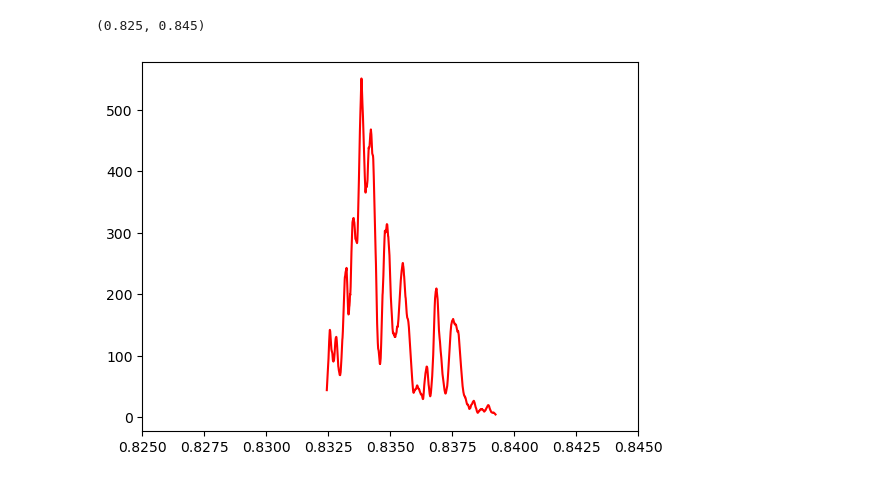
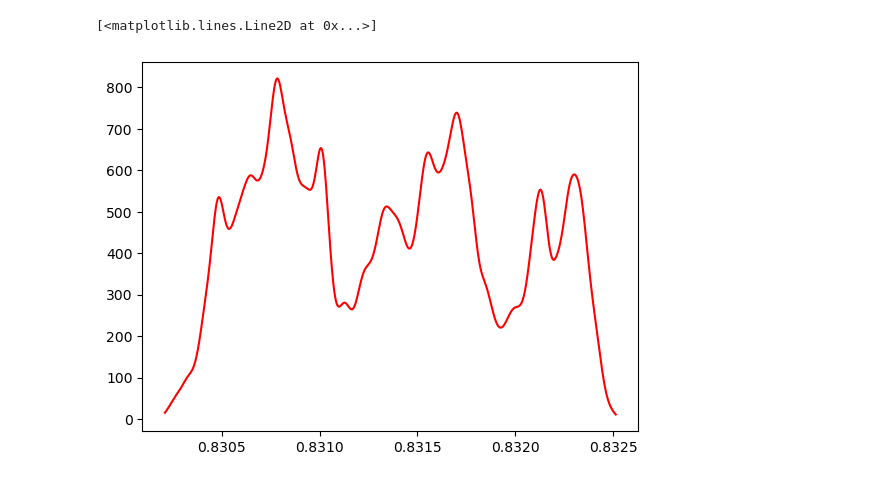
Before and after one commit to NiccoManto01/ilovegit, a Jupyter notebook: Lezioni/Lezione_8_9_10/MC_rain_sun.ipynb, the cells around one changed output. Saved outputs shown, nothing was run; the diff lists cells and outputs as text; code cells hidden in the pictures.

```diff
--- a/Lezioni/Lezione_8_9_10/MC_rain_sun.ipynb
+++ b/Lezioni/Lezione_8_9_10/MC_rain_sun.ipynb
@@ -14,7 +14,7 @@ c_days = np.array(())
 s_days = np.array(())
 days = np.append(days, start)
 N_burn = 2*(10**4)
-N = 5*(10**4)
+N = (10**5)
 def next_day (today):
     temp = rd.uniform(0,1)
     if (today == 0):
@@ -31,7 +31,7 @@ def next_day (today):
 c_days = np.append(c_days, np.count_nonzero(days))
 s_days = np.append(s_days, 1-np.count_nonzero(days))
 
-#TERMALIZZO IL SISTEMA
+
 for i in range (1,N):
     days = np.append(days, next_day(days[i-1]))
     c_days = np.append(c_days, np.count_nonzero(days)/(i+1))
@@ -40,4 +40,8 @@ for i in range (1,N):
 fig1, ax1 = plt.subplots()
 ax1.plot(np.arange(N)+1, c_days, color = 'blue')
 ax1.plot(np.arange(N)+ 1, s_days, color = 'red')
+ax1.set_xlabel('Days')
+ax1.set_ylabel('Probability')
+ax1.set_title('Probability of sunny and cloudy days')
+ax1.grid()
 # %% [output]
@@ -58,0 +49,11 @@ print(post_sunny, (sunny_var**0.5)/(N**0.5))
+# %%
+fig2, ax2 = plt.subplots(2,2, figsize=(10, 8))
+Nburnrange = [100, 10**3, 2*10**4, 5*10**4]
+for i, nburn in enumerate(Nburnrange):
+    ax2[i//2, i%2].hist(s_days[nburn:], density = True, color = 'red', bins = 100)
+    ax2[i//2, i%2].set_title(f'Sunny days rate after {nburn} days')
+    ax2[i//2, i%2].set_xlabel('Sunny days rate')
+    ax2[i//2, i%2].set_xlim(0.82,0.86)
+#ax2.hist(c_days[N_burn:], density = True)
+fig2.subplots_adjust(hspace = 0.3)
+plt.show()
@@ -58,0 +62,12 @@ print(post_sunny, (sunny_var**0.5)/(N**0.5))
+# %%
+print('Mean value and mean standard deviation of post_sunny for different number of burn-in days:')
+for N_burn in Nburnrange:
+    mean_sunny = np.sum(s_days[N_burn:])/(N-N_burn)
+    sunny_var =np.sum(np.square(s_days[N_burn:]-mean_sunny))/(N-N_burn-1)
+    print(f'for burn-in = {N_burn} days -> {mean_sunny:.6f}   {(sunny_var**0.5)/(N**0.5):.6f}')
+
+print('\nMedian value and median absolute deviation of post_sunny for different number of burn-in days:')
+for N_burn in Nburnrange:
+    med_sunny = np.median(s_days[N_burn:])
+    sunny_mad = np.median(np.abs(s_days[N_burn:]-med_sunny))
+    print(f'for burn-in = {N_burn} days -> {med_sunny:.6f}   {(sunny_mad**0.5)/(N**0.5):.6f}')
@@ -59,17 +86,16 @@ print(post_sunny, (sunny_var**0.5)/(N**0.5))
 # %%
 from sklearn.neighbors import KernelDensity
-xgrid = np.linspace(s_days[N_burn:].min(),s_days[N_burn:].max(),1000)
+xgrid = np.linspace(s_days[5*10**4:].min(),s_days[5*10**4:].max(),1000)
 
 def kde_sklearn(data, bandwidth = 1.0, kernel="linear"):
     kde_skl = KernelDensity(bandwidth = bandwidth,
                             kernel=kernel)
     kde_skl.fit(data[:, np.newaxis])
     log_pdf = kde_skl.score_samples(xgrid[:, np.newaxis]) # sklearn returns log(density)
     return np.exp(log_pdf)
 
-PDFtophat = kde_sklearn(s_days[N_burn:],bandwidth=0.00008,kernel="tophat")
+PDFtophat = kde_sklearn(s_days[5*10**4:],bandwidth=sunny_mad/20,kernel="gaussian")
 plt.plot(xgrid,PDFtophat, color='red')
-plt.xlim(0.825, 0.845)
 # %% [output]
-(0.825, 0.845)
+[<matplotlib.lines.Line2D at 0x...>]
-[figure, old version]
+[figure, new version]
```
Also changed, not shown: parts of 5 cells of this notebook, 4 other files.
